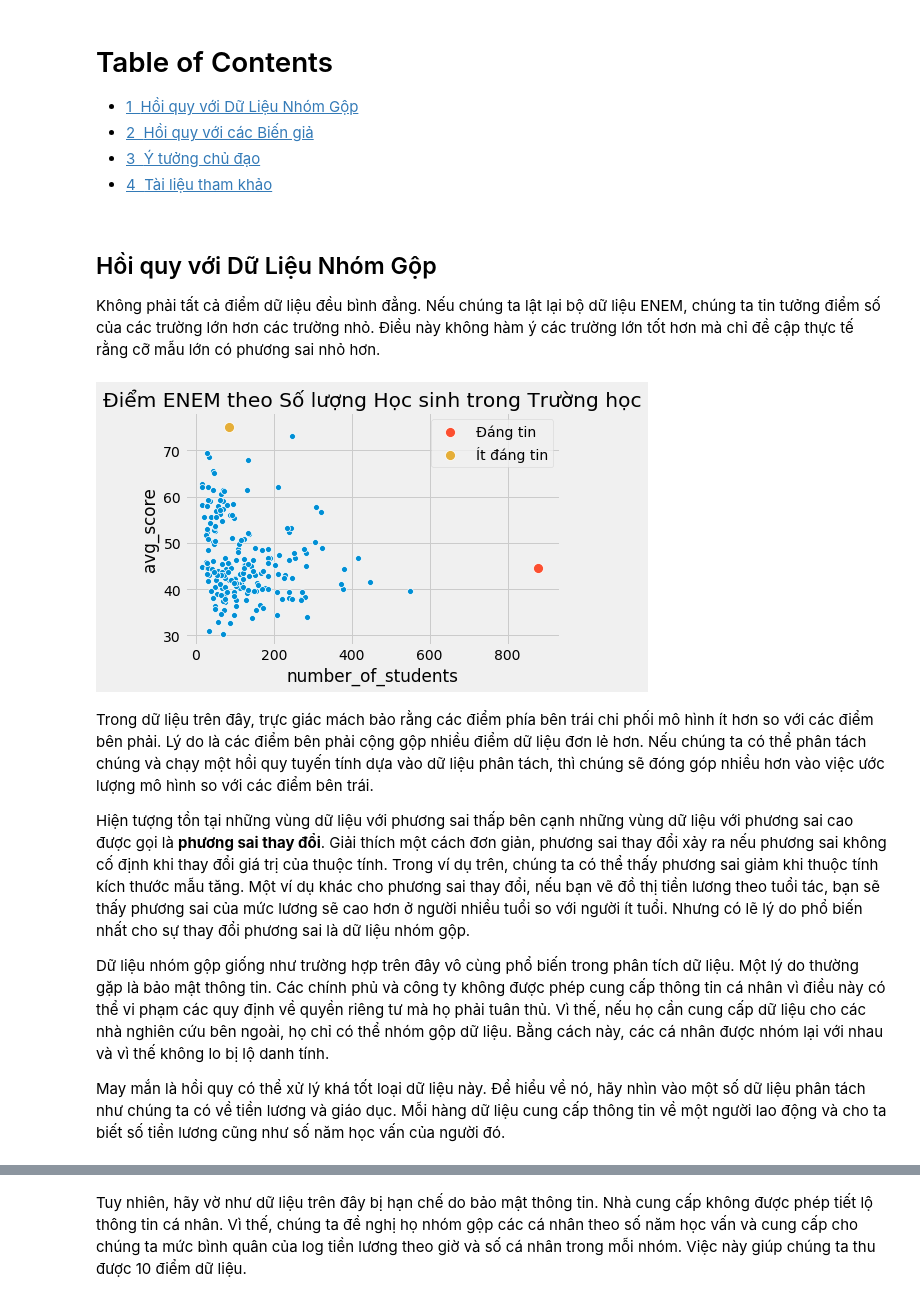
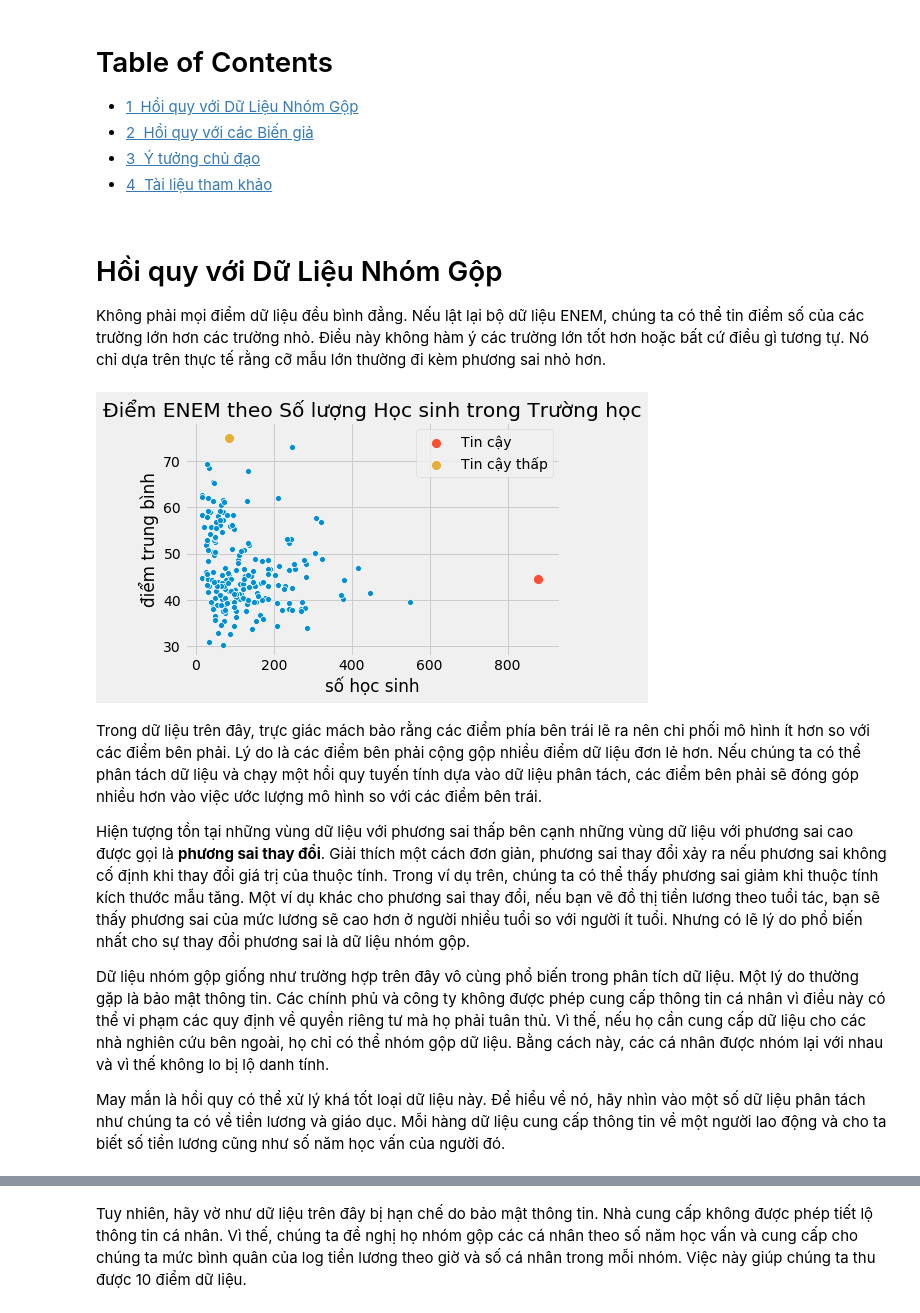
Before and after one commit to vietecon/NhanQuaPython, a Jupyter notebook: ipynb/06-Nhóm-gộp-và-Hồi-quy-Biến-giả-VN.ipynb, the cells around one changed output, grey strips where cells are left out. Drawn from its saved outputs; the diff is of its cells as text; code cells hidden in the pictures.

```diff
--- a/ipynb/06-Nhóm-gộp-và-Hồi-quy-Biến-giả-VN.ipynb
+++ b/ipynb/06-Nhóm-gộp-và-Hồi-quy-Biến-giả-VN.ipynb
@@ -2,8 +2,8 @@
 <h1>Table of Contents<span class="tocSkip"></span></h1>
 <div class="toc"><ul class="toc-item"><li><span><a href="#Hồi quy-với-Dữ Liệu Nhóm Gộp" data-toc-modified-id="Hồi quy-với-Dữ Liệu Nhóm Gộp-1"><span class="toc-item-num">1&nbsp;&nbsp;</span>Hồi quy với Dữ Liệu Nhóm Gộp</a></span></li><li><span><a href="#Hồi quy--với-các-Biến giả" data-toc-modified-id="Hồi quy--với-các-Biến giả-2"><span class="toc-item-num">2&nbsp;&nbsp;</span>Hồi quy  với các Biến giả</a></span></li><li><span><a href="#Ý-tưởng-chủ-đạo" data-toc-modified-id="Ý-tưởng-chủ-đạo-3"><span class="toc-item-num">3&nbsp;&nbsp;</span>Ý tưởng chủ đạo</a></span></li><li><span><a href="#Tài-liệu-tham-khảo" data-toc-modified-id="Tài-liệu-tham-khảo-4"><span class="toc-item-num">4&nbsp;&nbsp;</span>Tài liệu tham khảo</a></span></li></ul></div>
 # %% [markdown]
-## Hồi quy với Dữ Liệu Nhóm Gộp
-Không phải tất cả điểm dữ liệu đều bình đẳng. Nếu chúng ta lật lại bộ dữ liệu ENEM, chúng ta tin tưởng điểm số của các trường lớn hơn các trường nhỏ. Điều này không hàm ý các trường lớn tốt hơn mà chỉ đề cập thực tế rằng cỡ mẫu lớn có phương sai nhỏ hơn.
+# Hồi quy với Dữ Liệu Nhóm Gộp
+Không phải mọi điểm dữ liệu đều bình đẳng. Nếu lật lại bộ dữ liệu ENEM, chúng ta có thể tin điểm số của các trường lớn hơn các trường nhỏ. Điều này không hàm ý các trường lớn tốt hơn hoặc bất cứ điều gì tương tự. Nó chỉ dựa trên thực tế rằng cỡ mẫu lớn thường đi kèm phương sai nhỏ hơn.
 # %%
 import warnings
 warnings.filterwarnings('ignore')
@@ -19,18 +19,19 @@ import statsmodels.formula.api as smf
 style.use("fivethirtyeight")
 # %%
 np.random.seed(876)
-enem = pd.read_csv("./data/enem_scores.csv").sample(200)
+enem = pd.read_csv("./data/enem_scores.csv").sample(200).rename(columns={"avg_score":"điểm trung bình",
+                                                                        "number_of_students":'số học sinh'})
 # plt.figure(figsize=(8,4))
-sns.scatterplot(y="avg_score", x="number_of_students", data=enem)
-sns.scatterplot(y="avg_score", x="number_of_students", s=100, label="Đáng tin",
-                data=enem.query(f"number_of_students=={enem.number_of_students.max()}"))
-sns.scatterplot(y="avg_score", x="number_of_students", s=100, label="Ít đáng tin",
-                data=enem.query(f"avg_score=={enem.avg_score.max()}"))
+sns.scatterplot(y="điểm trung bình", x="số học sinh", data=enem)
+sns.scatterplot(y="điểm trung bình", x="số học sinh", s=100, label="Tin cậy",
+                data=enem[enem['số học sinh']==enem['số học sinh'].max()])
+sns.scatterplot(y="điểm trung bình", x="số học sinh", s=100, label="Tin cậy thấp",
+                data=enem[enem['điểm trung bình']==enem['điểm trung bình'].max()])
 plt.title("Điểm ENEM theo Số lượng Học sinh trong Trường học");
 # %% [output]
-[figure, old version]
+[figure, new version]
 # %% [markdown]
-Trong dữ liệu trên đây, trực giác mách bảo rằng các điểm phía bên trái chi phối mô hình ít hơn so với các điểm bên phải. Lý do là các điểm bên phải cộng gộp nhiều điểm dữ liệu đơn lẻ hơn. Nếu chúng ta có thể phân tách chúng và chạy một hồi quy tuyến tính dựa vào dữ liệu phân tách, thì chúng sẽ đóng góp nhiều hơn vào việc ước lượng mô hình so với các điểm bên trái.
+Trong dữ liệu trên đây, trực giác mách bảo rằng các điểm phía bên trái lẽ ra nên chi phối mô hình ít hơn so với các điểm bên phải. Lý do là các điểm bên phải cộng gộp nhiều điểm dữ liệu đơn lẻ hơn. Nếu chúng ta có thể phân tách dữ liệu và chạy một hồi quy tuyến tính dựa vào dữ liệu phân tách, các điểm bên phải sẽ đóng góp nhiều hơn vào việc ước lượng mô hình so với các điểm bên trái.
 
 Hiện tượng tồn tại những vùng dữ liệu với phương sai thấp bên cạnh những vùng dữ liệu với phương sai cao được gọi là **phương sai thay đổi**. Giải thích một cách đơn giản, phương sai thay đổi xảy ra nếu phương sai không cố định khi thay đổi giá trị của thuộc tính. Trong ví dụ trên, chúng ta có thể thấy  phương sai giảm khi  thuộc tính kích thước mẫu tăng. Một ví dụ khác cho phương sai thay đổi, nếu bạn vẽ đồ thị tiền lương theo tuổi tác, bạn sẽ thấy phương sai của mức lương sẽ cao hơn ở người nhiều tuổi so với người ít tuổi. Nhưng có lẽ lý do phổ biến nhất cho sự thay đổi phương sai là dữ liệu nhóm gộp.
 
```
Also changed, not shown: parts of 24 cells of this notebook, 10 other files.
